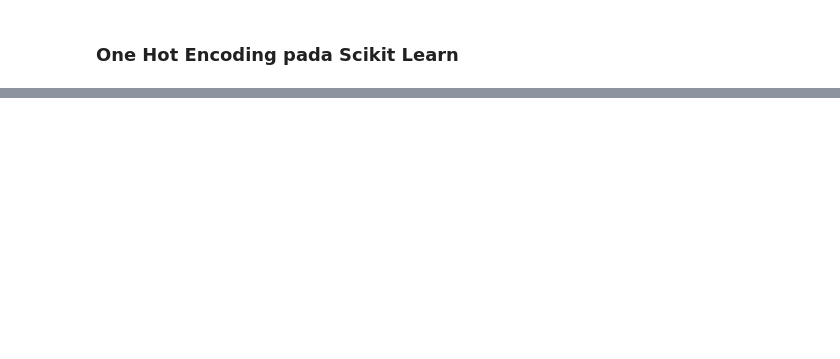
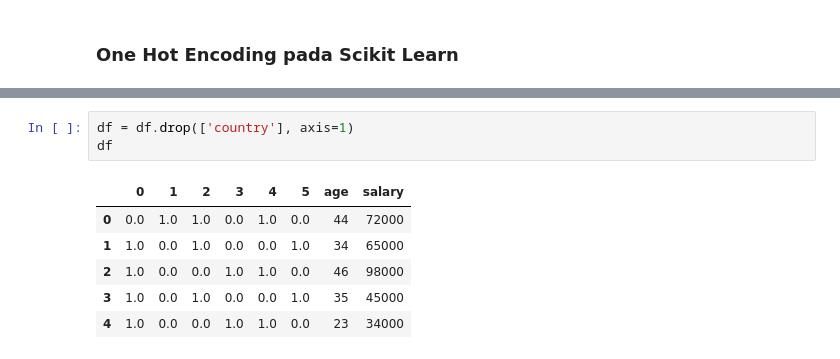
Before and after one commit to LatiefDataVisionary/scikit-learn-with-indonesia-belajar, a Jupyter notebook: SKLearn_09_Label_Encoding_&_One_Hot_Encoding.ipynb, the cells around one changed output, grey strips where cells are left out. Saved outputs shown, nothing was run; the diff lists cells and outputs as text; blank space fills up the shorter version.

```diff
--- a/SKLearn_09_Label_Encoding_&_One_Hot_Encoding.ipynb
+++ b/SKLearn_09_Label_Encoding_&_One_Hot_Encoding.ipynb
@@ -71,0 +124,10 @@ df
+# %%
+df = df.drop(['country'], axis=1)
+df
+# %% [output]
+|  | 0 | 1 | 2 | 3 | 4 | 5 | age | salary |
+| 0 | 0.0 | 1.0 | 1.0 | 0.0 | 1.0 | 0.0 | 44 | 72000 |
+| 1 | 1.0 | 0.0 | 1.0 | 0.0 | 0.0 | 1.0 | 34 | 65000 |
+| 2 | 1.0 | 0.0 | 0.0 | 1.0 | 1.0 | 0.0 | 46 | 98000 |
+| 3 | 1.0 | 0.0 | 1.0 | 0.0 | 0.0 | 1.0 | 35 | 45000 |
+| 4 | 1.0 | 0.0 | 0.0 | 1.0 | 1.0 | 0.0 | 23 | 34000 |
```
Also changed, not shown: parts of 6 cells of this notebook.
